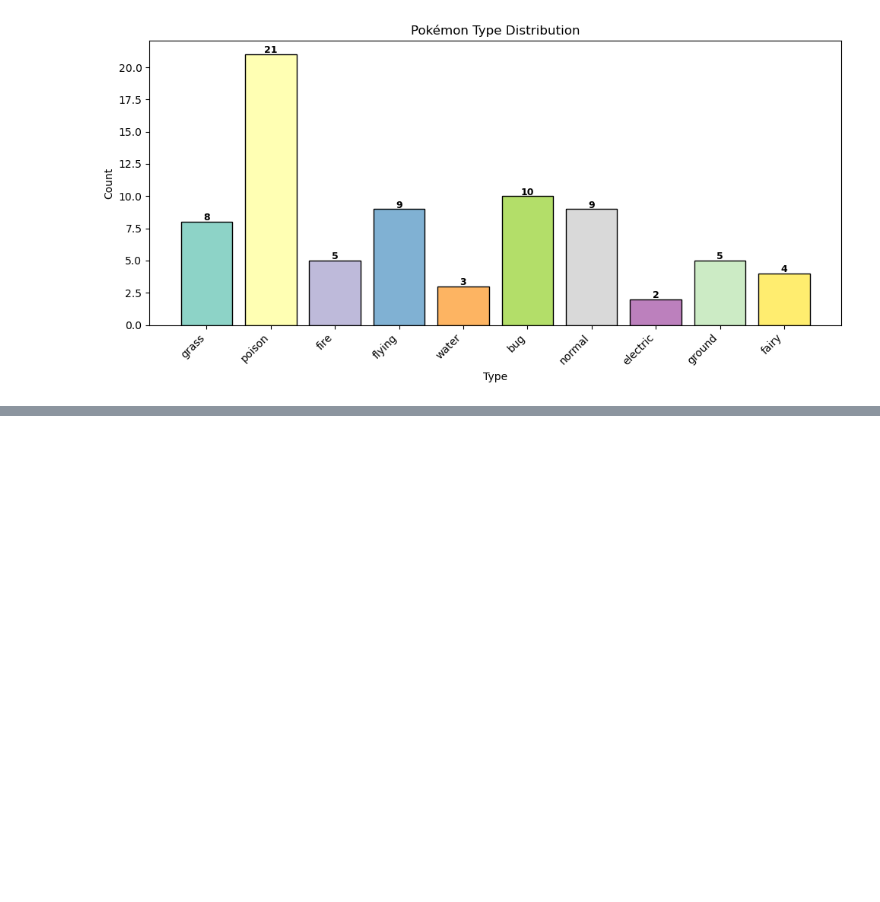
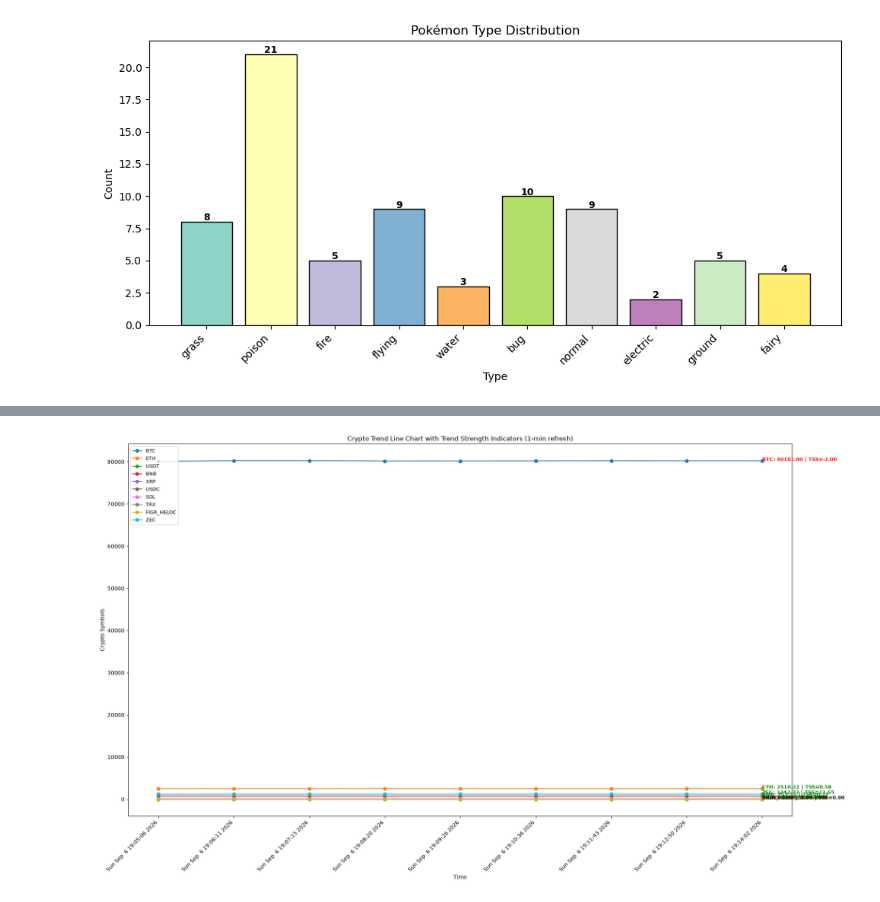
Before and after one commit to KefyalewAbaroro/advanced-Python-practices, a Jupyter notebook: API.ipynb, the cells around one changed output, grey strips where cells are left out. Saved outputs shown, nothing was run; the diff lists cells and outputs as text; code cells hidden in the pictures; blank space fills up the shorter version.

```diff
--- a/API.ipynb
+++ b/API.ipynb
@@ -753,0 +840,88 @@ live_dashboard()
+# %%
+import requests
+import pandas as pd
+import matplotlib.pyplot as plt
+import numpy as np
+import time
+from IPython import display
+
+# Historical storage
+price_history = {}
+timestamps = []
+
+def fetch_crypto():
+    url = "https://api.coingecko.com/api/v3/coins/markets"
+    params = {
+        "vs_currency": "usd",
+        "per_page": 10,
+        "page": 1
+    }
+    response = requests.get(url, params=params)
+    if response.status_code == 200:
+        return pd.DataFrame(response.json())
+    else:
+        print("Error:", response.status_code)
+        return None
+
+def trend_strength(prices):
+    if len(prices) < 2:
+        return 0, 0, 0
+
+    slope = prices[-1] - prices[-2]          # rate of change
+    ma = np.mean(prices[-5:]) if len(prices) >= 5 else np.mean(prices)
+    tss = slope + (prices[-1] - ma)          # combined score
+
+    return slope, ma, tss
+
+def live_dashboard():
+    while True:
+        df = fetch_crypto()
+        if df is None:
+            time.sleep(60)
+            continue
+
+        names = df["symbol"].str.upper()
+        prices = df["current_price"]
+
+        timestamps.append(time.ctime())
+
+        for i, sym in enumerate(names):
+            price_history.setdefault(sym, []).append(prices[i])
+
+        fig = plt.figure(figsize=(20, 12))
+        ax = fig.add_subplot(1, 1, 1)
+
+        for sym in names:
+            history = price_history[sym]
+            ax.plot(history, marker='o', label=sym)
+
+            slope, ma, tss = trend_strength(history)
+
+            last_x = len(history) - 1
+            last_y = history[-1]
+
+            color = "green" if tss > 0 else "red" if tss < 0 else "black"
+
+            ax.text(last_x, last_y,
+                    f"{sym}: {last_y:.2f} | TSS={tss:.2f}",
+                    fontsize=9, fontweight='bold', color=color)
+
+        ax.set_title("Crypto Trend Line Chart with Trend Strength Indicators (1‑min refresh)")
+        ax.set_xlabel("Time")
+        ax.set_ylabel("Crypto Symbols")
+        ax.set_xticks(range(len(timestamps)))
+        ax.set_xticklabels(timestamps, rotation=45, ha="right")
+        ax.legend(loc="upper left", fontsize=9)
+
+        plt.tight_layout()
+
+        display.clear_output(wait=True)
+        display.display(fig)
+
+        print("Updated at:", time.ctime())
+
+        time.sleep(60)
+
+live_dashboard()
+# %% [output]
+[figure, added]
```
Also changed, not shown: parts of 7 cells of this notebook.
